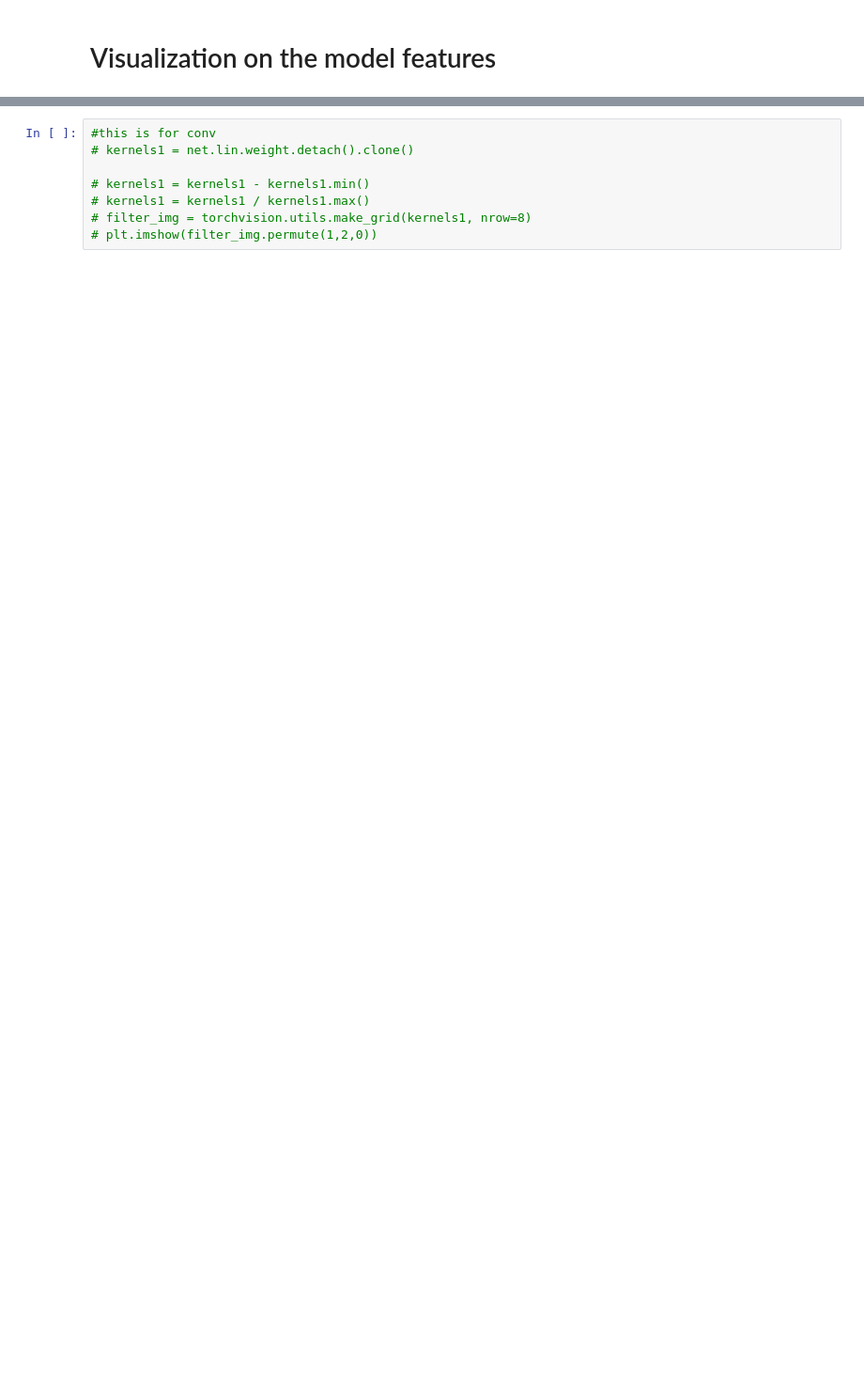
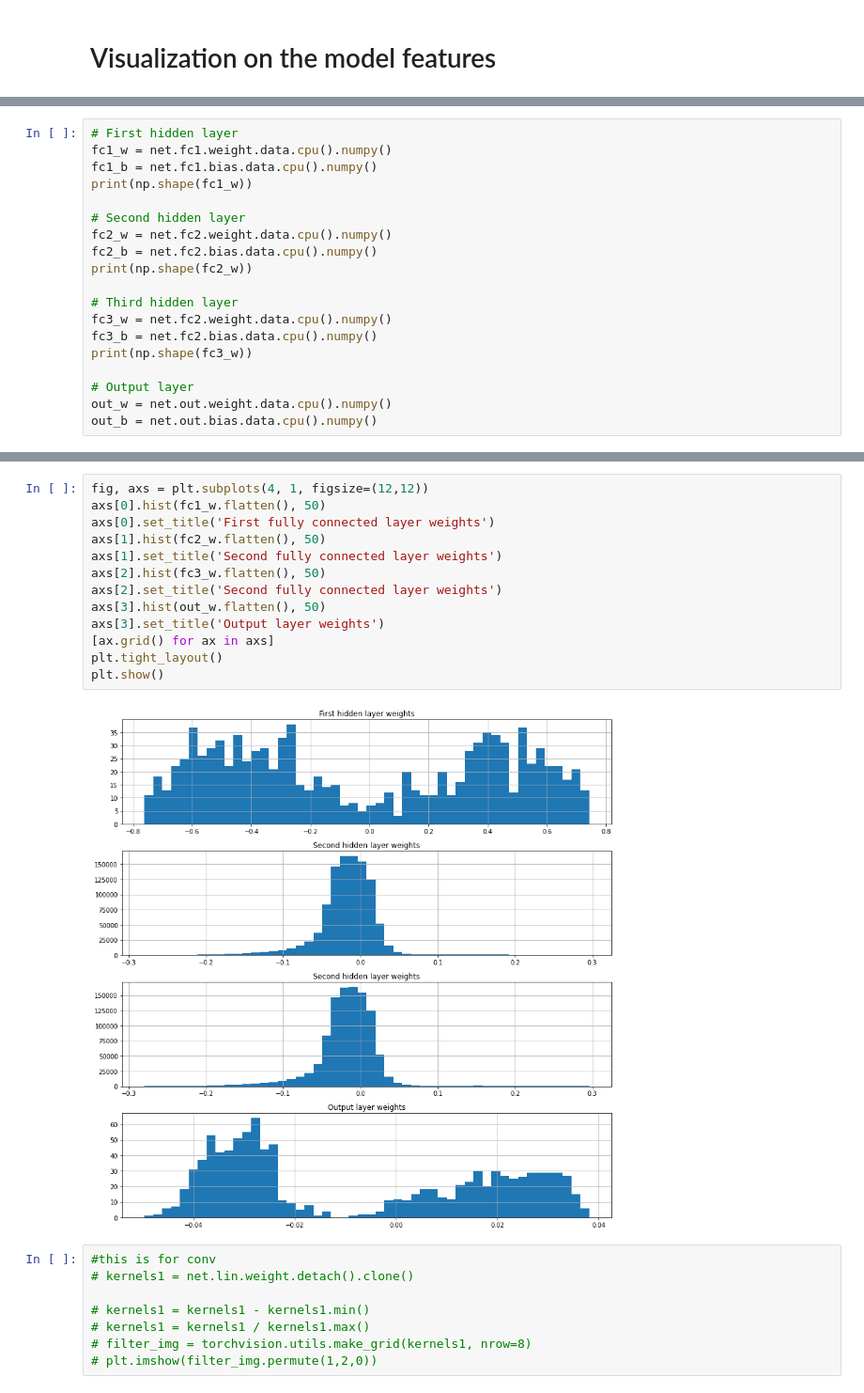
Before and after one commit to DanieleFoscarin/NNDL_hw1, a Jupyter notebook: NNDL_hw1_Regression.ipynb, the cells around one changed output, grey strips where cells are left out. Shown: that part at 94% size. Drawn from its saved outputs; the diff is of its cells as text; blank space fills up the shorter version.

```diff
--- a/NNDL_hw1_Regression.ipynb
+++ b/NNDL_hw1_Regression.ipynb
@@ -595,0 +604,19 @@ print()
+# %%
+# First hidden layer
+fc1_w = net.fc1.weight.data.cpu().numpy()
+fc1_b = net.fc1.bias.data.cpu().numpy()
+print(np.shape(fc1_w))
+
+# Second hidden layer
+fc2_w = net.fc2.weight.data.cpu().numpy()
+fc2_b = net.fc2.bias.data.cpu().numpy()
+print(np.shape(fc2_w))
+
+# Third hidden layer
+fc3_w = net.fc2.weight.data.cpu().numpy()
+fc3_b = net.fc2.bias.data.cpu().numpy()
+print(np.shape(fc3_w))
+
+# Output layer
+out_w = net.out.weight.data.cpu().numpy()
+out_b = net.out.bias.data.cpu().numpy()
@@ -596,3 +627,18 @@ print()
+# %%
+fig, axs = plt.subplots(4, 1, figsize=(12,12))
+axs[0].hist(fc1_w.flatten(), 50)
+axs[0].set_title('First fully connected layer weights')
+axs[1].hist(fc2_w.flatten(), 50)
+axs[1].set_title('Second fully connected layer weights')
+axs[2].hist(fc3_w.flatten(), 50)
+axs[2].set_title('Second fully connected layer weights')
+axs[3].hist(out_w.flatten(), 50)
+axs[3].set_title('Output layer weights')
+[ax.grid() for ax in axs]
+plt.tight_layout()
+plt.show()
+# %% [output]
+[figure, added]
 # %%
 #this is for conv
 # kernels1 = net.lin.weight.detach().clone()
```
Also changed, not shown: parts of 11 cells of this notebook.
